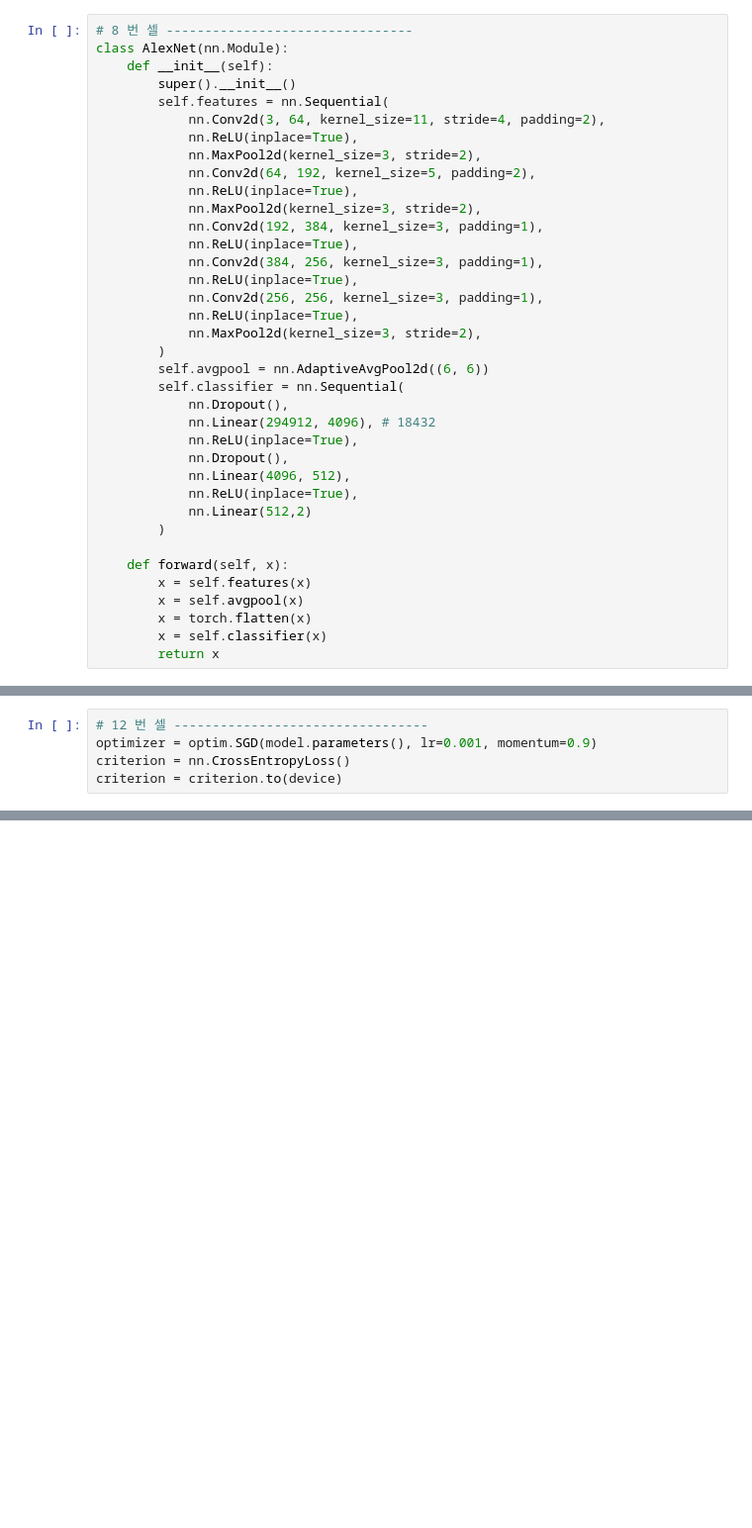
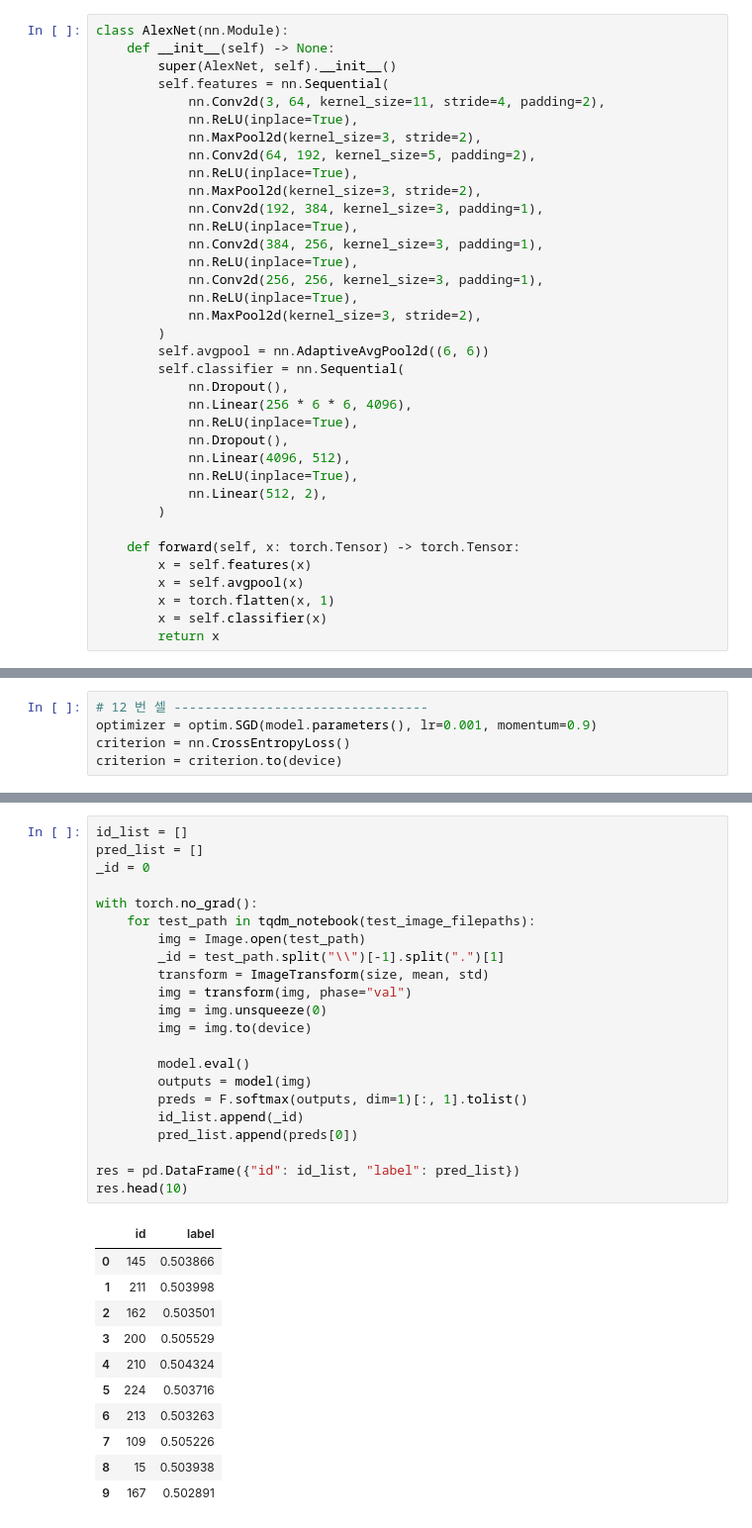
Before and after one commit to freshmea/chungnam_chatbot, a Jupyter notebook: pytorch/torch22.ipynb, the cells around one changed output, grey strips where cells are left out. Shown: that part at 99% size. Drawn from its saved outputs; the diff is of its cells as text; blank space fills up the shorter version.

```diff
--- a/pytorch/torch22.ipynb
+++ b/pytorch/torch22.ipynb
@@ -145,8 +145,7 @@ tensor([1, 0, 0, 1, 0, 1, 0, 1, 0, 1, 1, 1, 0, 0, 0, 0, 1, 1, 0, 1, 1, 1, 1, 0,
 # %%
-# 8 번 셀 --------------------------------
 class AlexNet(nn.Module):
-    def __init__(self):
-        super().__init__()
+    def __init__(self) -> None:
+        super(AlexNet, self).__init__()
         self.features = nn.Sequential(
             nn.Conv2d(3, 64, kernel_size=11, stride=4, padding=2),
             nn.ReLU(inplace=True),
@@ -165,18 +164,18 @@ class AlexNet(nn.Module):
         self.avgpool = nn.AdaptiveAvgPool2d((6, 6))
         self.classifier = nn.Sequential(
             nn.Dropout(),
-            nn.Linear(294912, 4096), # 18432
+            nn.Linear(256 * 6 * 6, 4096),
             nn.ReLU(inplace=True),
             nn.Dropout(),
             nn.Linear(4096, 512),
             nn.ReLU(inplace=True),
-            nn.Linear(512,2)
+            nn.Linear(512, 2),
         )
 
-    def forward(self, x):
+    def forward(self, x: torch.Tensor) -> torch.Tensor:
         x = self.features(x)
         x = self.avgpool(x)
-        x = torch.flatten(x)
+        x = torch.flatten(x, 1)
         x = self.classifier(x)
         return x
 # %%
@@ -271,0 +308,34 @@ RuntimeError: mat1 and mat2 shapes cannot be multiplied (1x294912 and 18432x4096
+# %%
+id_list = []
+pred_list = []
+_id = 0
+
+with torch.no_grad():
+    for test_path in tqdm_notebook(test_image_filepaths):
+        img = Image.open(test_path)
+        _id = test_path.split("\\")[-1].split(".")[1]
+        transform = ImageTransform(size, mean, std)
+        img = transform(img, phase="val")
+        img = img.unsqueeze(0)
+        img = img.to(device)
+
+        model.eval()
+        outputs = model(img)
+        preds = F.softmax(outputs, dim=1)[:, 1].tolist()
+        id_list.append(_id)
+        pred_list.append(preds[0])
+
+res = pd.DataFrame({"id": id_list, "label": pred_list})
+res.head(10)
+# %% [output]
+|  | id | label |
+| 0 | 145 | 0.503866 |
+| 1 | 211 | 0.503998 |
+| 2 | 162 | 0.503501 |
+| 3 | 200 | 0.505529 |
+| 4 | 210 | 0.504324 |
+| 5 | 224 | 0.503716 |
+| 6 | 213 | 0.503263 |
+| 7 | 109 | 0.505226 |
+| 8 | 15 | 0.503938 |
+| 9 | 167 | 0.502891 |
```
Also changed, not shown: parts of 5 cells of this notebook, 2 other files.
